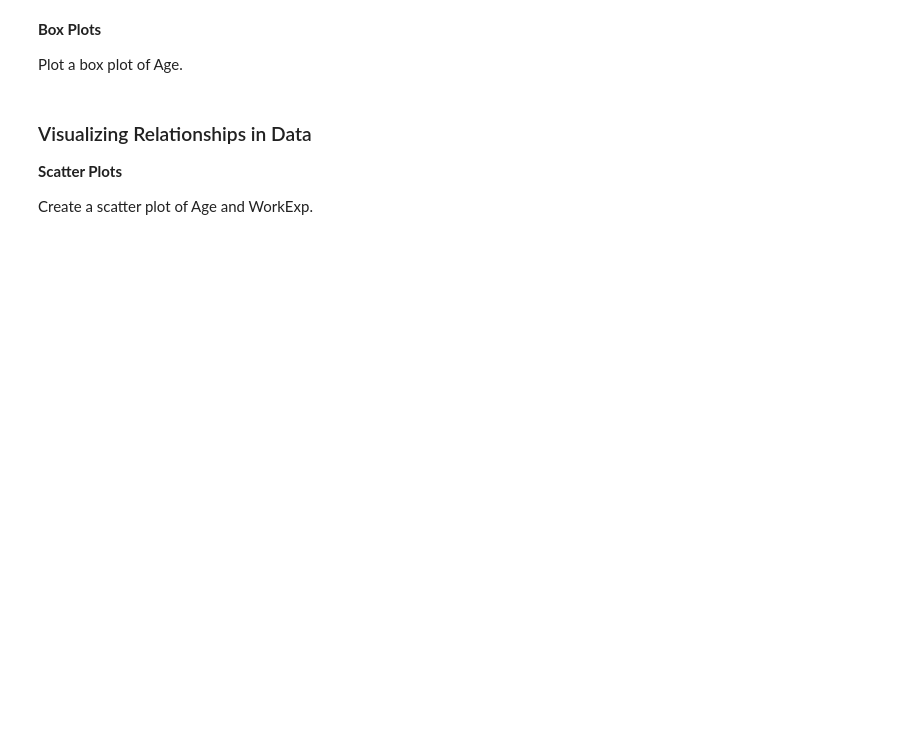
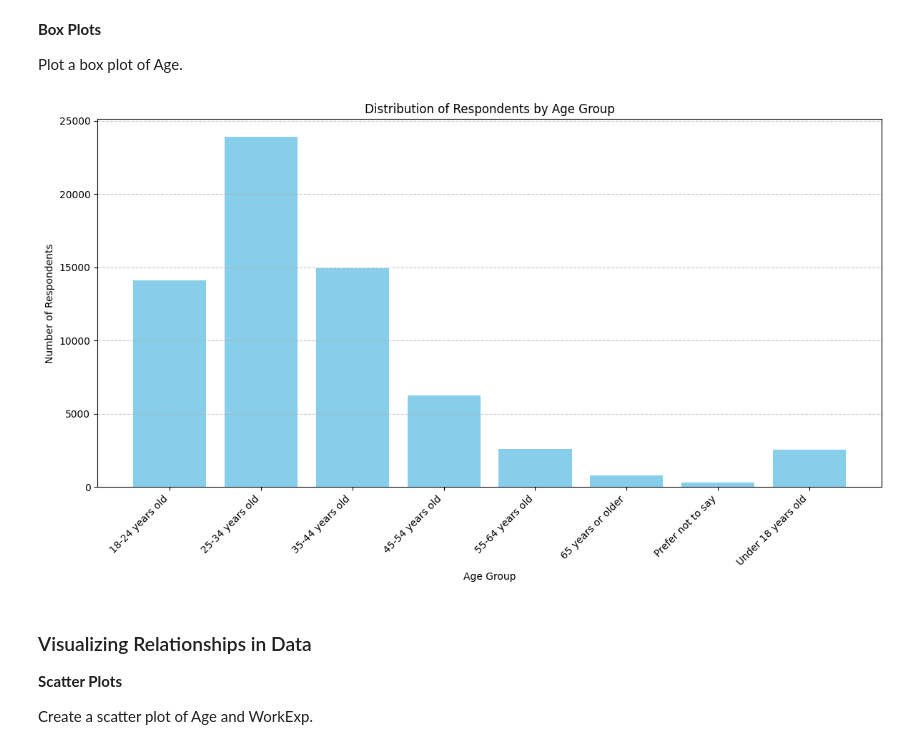
Before and after one commit to Sumant-crty/IBM-Data-Analyst-Capstone-Project, a Jupyter notebook: Lab Data Visualization.ipynb, the cells around one changed output. Cells and saved outputs as stored; diff of their text form; code cells hidden in the pictures; blank space fills up the shorter version.

```diff
--- a/Lab Data Visualization.ipynb
+++ b/Lab Data Visualization.ipynb
@@ -141,3 +235,22 @@ Plot a box plot of Age.
+# %%
+conn = sqlite3.connect('survey-data.sqlite')
+
+QUERY = "SELECT Age, COUNT(*) as count FROM main GROUP BY Age ORDER BY Age"
+age_counts_df = pd.read_sql_query(QUERY, conn)
+
+plt.figure(figsize=(12, 7))
+plt.bar(age_counts_df['Age'], age_counts_df['count'], color='skyblue')
+plt.title('Distribution of Respondents by Age Group')
+plt.xlabel('Age Group')
+plt.ylabel('Number of Respondents')
+plt.xticks(rotation=45, ha='right')
+plt.grid(axis='y', linestyle='--', alpha=0.7)
+plt.tight_layout()
+plt.show()
+
+conn.close()
+# %% [output]
+[figure, added]
 # %% [markdown]
 ### Visualizing Relationships in Data
 
```
Also changed, not shown: parts of 28 cells of this notebook.
